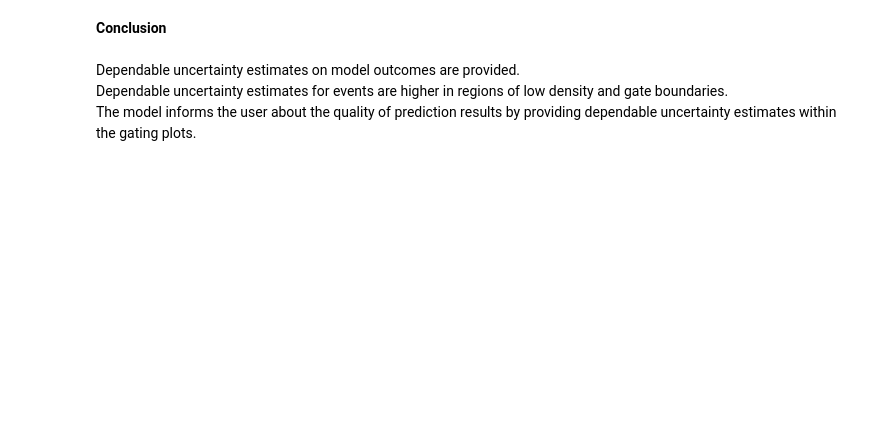
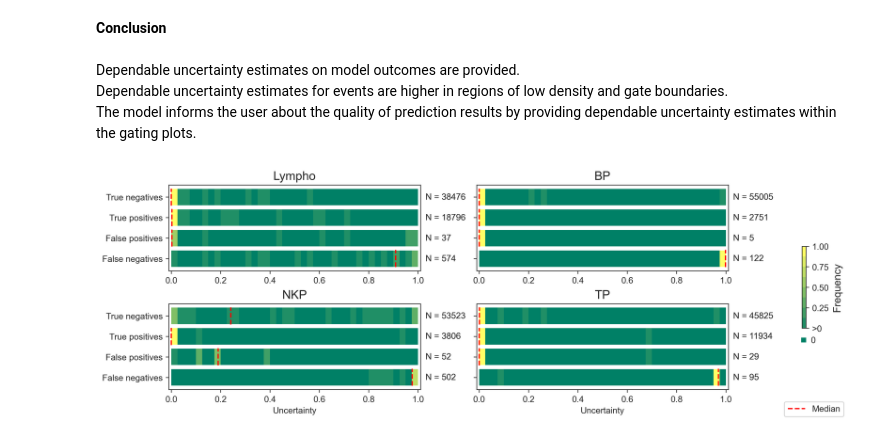
Before and after one commit to gp-ca/public_aicontrol, a Jupyter notebook: 04_model_quality_assurance.ipynb, the cells around one changed output. Drawn from its saved outputs; the diff is of its cells as text; code cells hidden in the pictures; blank space fills up the shorter version.

```diff
--- a/04_model_quality_assurance.ipynb
+++ b/04_model_quality_assurance.ipynb
@@ -639,3 +651,97 @@ plot_uncertainty_gating(data_all, gating_df,
 Dependable uncertainty estimates on model outcomes are provided.<br>
 Dependable uncertainty estimates for events are higher in regions of low density and gate boundaries.<br>
 The model informs the user about the quality of prediction results by providing dependable uncertainty estimates within the gating plots.
+# %%
+sample_64 = data_all.loc[data_all['file'] == '064'].copy()
+# %%
+import matplotlib.font_manager as fm
+
+# Default font properties of Matplotlib
+default_font_properties = fm.FontProperties()
+
+# Create figure 2 rows and 3 columns
+fig, axes = plt.subplots(2, 2, figsize=(12, 4), dpi=300, constrained_layout=True)
+axes = axes.flatten()
+
+for idx, cell in enumerate(['Lympho', 'BP', 'NKP', 'TP']):
+    true_negatives = sample_64.loc[(sample_64[cell] == 0) & (sample_64['pred_'+cell] == 0)]['unc_'+cell]
+    true_positives = sample_64.loc[(sample_64[cell] == 1) & (sample_64['pred_'+cell] == 1)]['unc_'+cell]
+    false_positives = sample_64.loc[(sample_64[cell] == 0) & (sample_64['pred_'+cell] == 1)]['unc_'+cell]
+    false_negatives = sample_64.loc[(sample_64[cell] == 1) & (sample_64['pred_'+cell] == 0)]['unc_'+cell]
+
+    categories = {
+        'False negatives': false_negatives,
+        'False positives': false_positives,
+        'True positives': true_positives,
+        'True negatives': true_negatives
+    }
+
+    # Create colormap via ListedColormap
+    # cmap_9 = plt.get_cmap('viridis', 9)
+    # cmap = mcolors.ListedColormap(cmap_9.colors[1:])
+    # cmap.set_bad(cmap_9.colors[0])
+
+    # Create colormap via LinearSegmentedColormap
+    cmap_9 = plt.get_cmap('summer', 9)
+    cmap_9 = cmap_9(np.linspace(0, 1, cmap_9.N))
+    cmap_9 = mcolors.ListedColormap(cmap_9)
+    cmap = mcolors.ListedColormap(cmap_9.colors[1:])
+    cmap.set_bad(cmap_9.colors[0])
+
+    ax = axes[idx]  # Select current subplot
+
+    for i, (label, data) in enumerate(categories.items()):
+        median = np.median(data)
+
+        # Create histogram with density
+        hist, bins = np.histogram(data, bins=40, range=(0, 1))
+
+        # Normalize
+        hist = hist / hist.sum()
+
+        # Plot bars
+        for j in range(len(bins) - 1):
+            if hist[j] != 0.0:
+                color = cmap(hist[j])
+            else:
+                color = cmap.get_bad()
+            ax.barh(i, bins[j+1] - bins[j], left=bins[j], color=color, edgecolor='none')
+            ax.text(1.03, i, f'N = {data.shape[0]}', va='center', fontsize=10,
+                    bbox=dict(facecolor='white', alpha=0.5, edgecolor='none'),
+                    font_properties=default_font_properties)
+        center_bar_i = i/4.2 + 1/7 # why, not i/4 + 1/7 ?
+        ax.axvline(median, center_bar_i-0.1, center_bar_i+0.1, color="Red", linestyle="--")
+
+
+    # Set labels and title
+    ax.set_yticks(range(len(categories)))
+    if idx in [0, 2]:
+        ax.set_yticklabels(categories.keys())
+    else:
+        ax.set_yticklabels(['', '', '', ''])
+    if idx in [2, 3]:
+        ax.set_xlabel('Uncertainty', fontsize=10)
+    else:
+        ax.set_xlabel('')
+
+    ax.set_title(cell, fontsize=14)
+    ax.set_xlim(-0.01, 1.01)
+
+# Create color bar for entire figure
+norm = mcolors.Normalize(vmin=0, vmax=1)
+sm = plt.cm.ScalarMappable(cmap=cmap, norm=norm)
+sm.set_array([])
+cbar = plt.colorbar(sm, ax=axes, orientation='vertical', shrink=0.4)
+cbar.set_label('Frequency', fontsize=12)
+# Add a rectangle below the colorbar for the 'bad' color
+cbar.ax.add_patch(plt.Rectangle((-0.07, -0.12), 1, -0.05, color=cmap.get_bad(), transform=cbar.ax.transAxes, clip_on=False))
+cbar.ax.text(1.05, -0.15, '  0', va='center', ha='left', transform=cbar.ax.transAxes, fontsize=10)
+
+# Change the first label in the colorbar to '>0.00'
+cbar.ax.set_yticklabels(['>0'] + cbar.ax.get_yticklabels()[1:])
+fig.legend(['Median'], loc='lower right', prop={'size': 10})
+
+
+plt.show()
+# %% [output]
+[figure, added]
```
Also changed, not shown: parts of 14 cells of this notebook, 5 other files.
